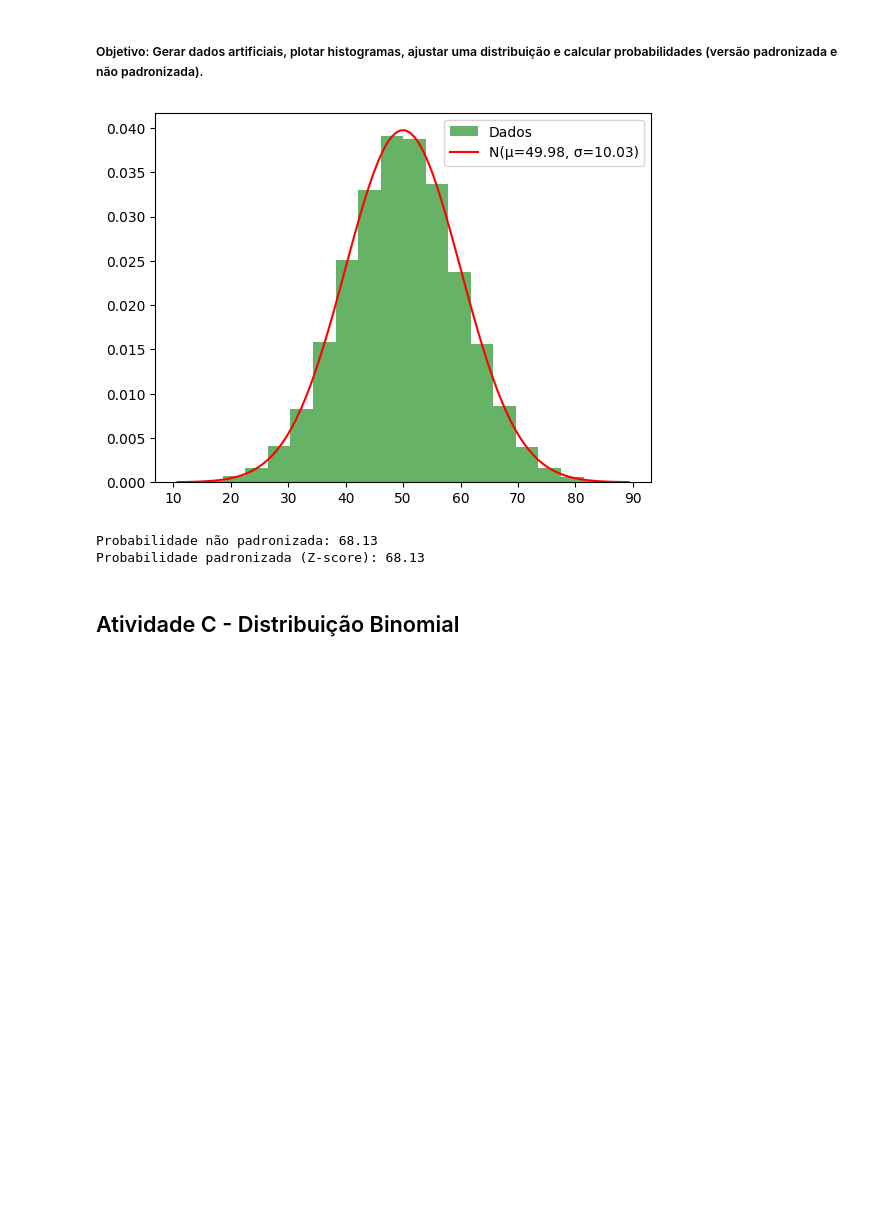
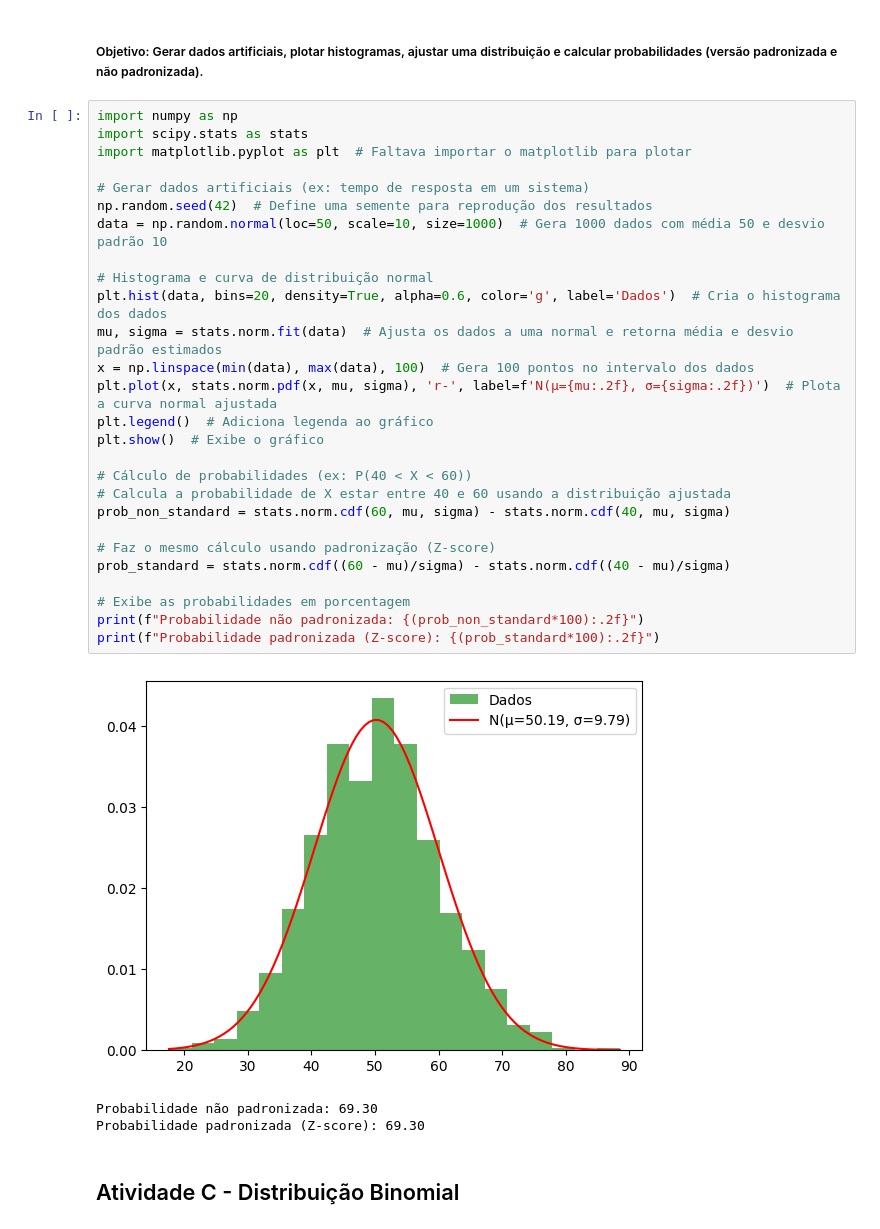
Before and after one commit to MatheuseduPinheiro/Notebook-Tireoide, a Jupyter notebook: index.ipynb, the cells around one changed output. Saved outputs shown, nothing was run; the diff lists cells and outputs as text; blank space fills up the shorter version.

```diff
--- a/index.ipynb
+++ b/index.ipynb
@@ -471,10 +471,36 @@ plt.show()
 # %% [markdown]
 ##### Objetivo: Gerar dados artificiais, plotar histogramas, ajustar uma distribuição e calcular probabilidades (versão padronizada e não padronizada).
 # %%
+import numpy as np
+import scipy.stats as stats
+import matplotlib.pyplot as plt  # Faltava importar o matplotlib para plotar
+
+# Gerar dados artificiais (ex: tempo de resposta em um sistema)
+np.random.seed(42)  # Define uma semente para reprodução dos resultados
+data = np.random.normal(loc=50, scale=10, size=1000)  # Gera 1000 dados com média 50 e desvio padrão 10
+
+# Histograma e curva de distribuição normal
+plt.hist(data, bins=20, density=True, alpha=0.6, color='g', label='Dados')  # Cria o histograma dos dados
+mu, sigma = stats.norm.fit(data)  # Ajusta os dados a uma normal e retorna média e desvio padrão estimados
+x = np.linspace(min(data), max(data), 100)  # Gera 100 pontos no intervalo dos dados
+plt.plot(x, stats.norm.pdf(x, mu, sigma), 'r-', label=f'N(μ={mu:.2f}, σ={sigma:.2f})')  # Plota a curva normal ajustada
+plt.legend()  # Adiciona legenda ao gráfico
+plt.show()  # Exibe o gráfico
+
+# Cálculo de probabilidades (ex: P(40 < X < 60))
+# Calcula a probabilidade de X estar entre 40 e 60 usando a distribuição ajustada
+prob_non_standard = stats.norm.cdf(60, mu, sigma) - stats.norm.cdf(40, mu, sigma)
+
+# Faz o mesmo cálculo usando padronização (Z-score)
+prob_standard = stats.norm.cdf((60 - mu)/sigma) - stats.norm.cdf((40 - mu)/sigma)
+
+# Exibe as probabilidades em porcentagem
+print(f"Probabilidade não padronizada: {(prob_non_standard*100):.2f}")
+print(f"Probabilidade padronizada (Z-score): {(prob_standard*100):.2f}")
 # %% [output]
-[figure, old version]
+[figure, new version]
-Probabilidade não padronizada: 68.13
-Probabilidade padronizada (Z-score): 68.13
+Probabilidade não padronizada: 69.30
+Probabilidade padronizada (Z-score): 69.30
 # %% [markdown]
 ## Atividade C - Distribuição Binomial
 # %%
```
